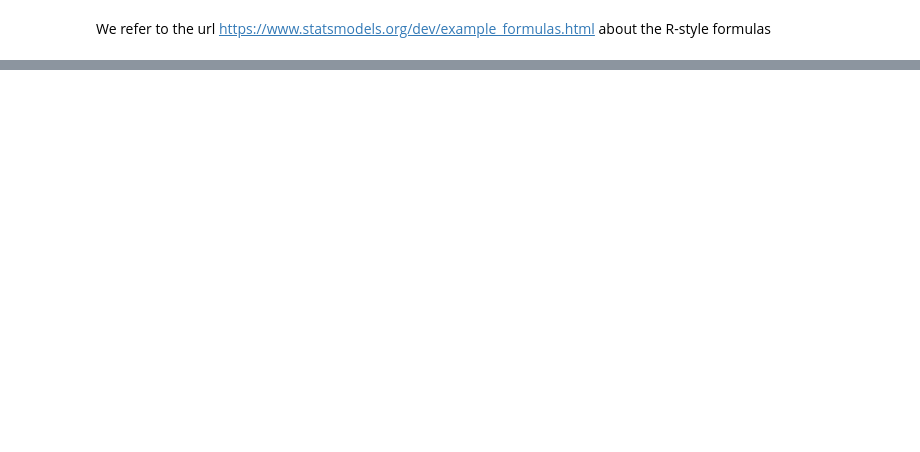
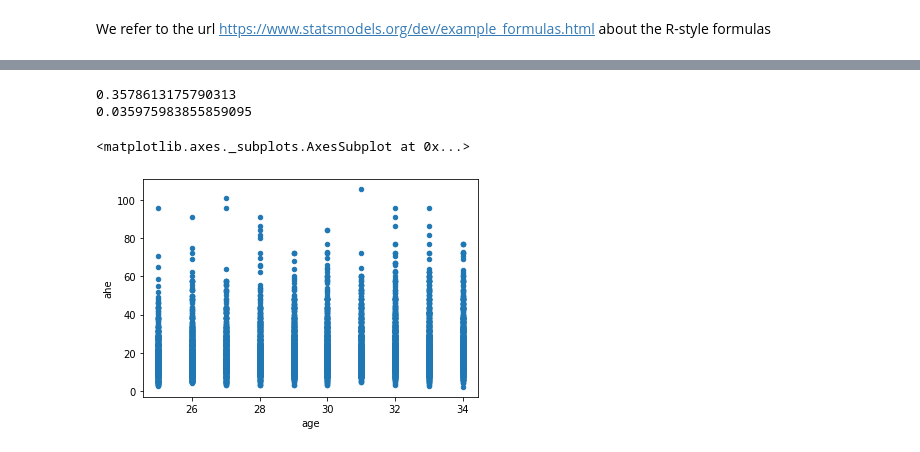
Before and after one commit to demoleiwang/DailyCodeRepo, a Jupyter notebook: Courses/IS713/01_2_assignment.ipynb, the cells around one changed output, grey strips where cells are left out. Drawn from its saved outputs; the diff is of its cells as text; code cells hidden in the pictures; blank space fills up the shorter version.

```diff
--- a/Courses/IS713/01_2_assignment.ipynb
+++ b/Courses/IS713/01_2_assignment.ipynb
@@ -105,0 +184,14 @@ Length: 7098, dtype: float64
+# %%
+print (np.exp(0.134115*26-0.001860*np.power(26,2)) - np.exp(0.134115*25-0.001860*np.power(25,2)))
+print (np.exp(0.134115*26-0.001860*np.power(34,2)) - np.exp(0.134115*25-0.001860*np.power(33,2)))
+# %% [output]
+0.3578613175790313
+0.035975983855859095
+# %%
+import matplotlib.pyplot as plt
+%matplotlib inline
+
+data.plot.scatter(x='age', y='ahe')
+# %% [output]
+<matplotlib.axes._subplots.AxesSubplot at 0x...>
+[figure, added]
```
Also changed, not shown: parts of 39 cells of this notebook.
